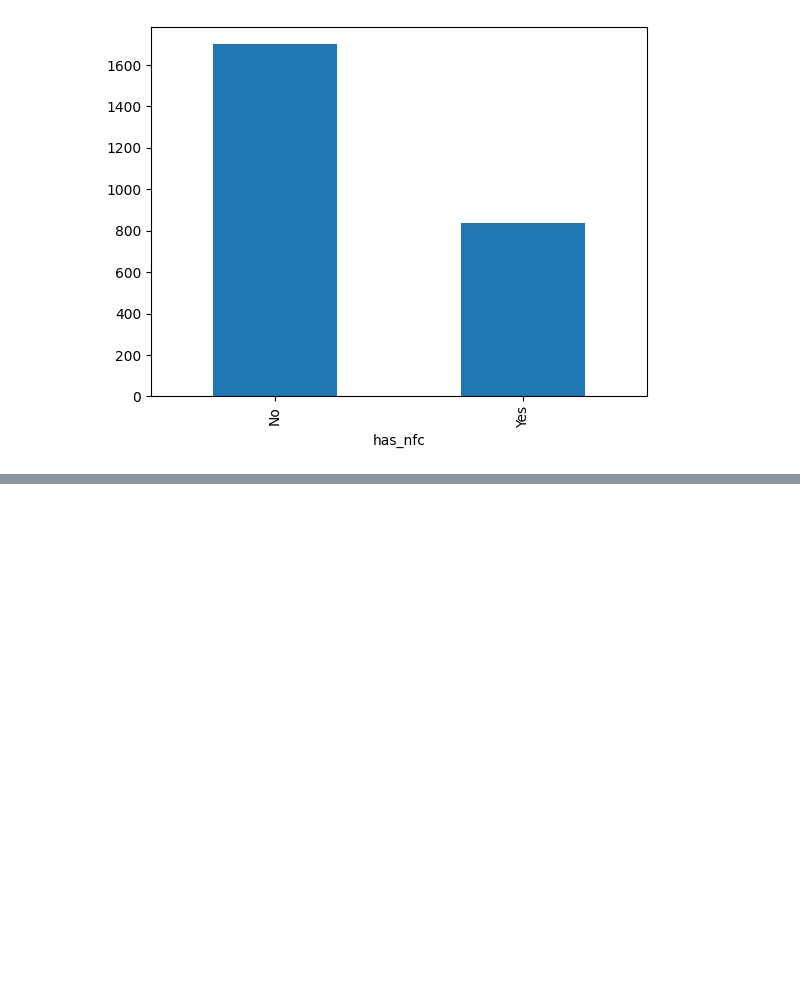
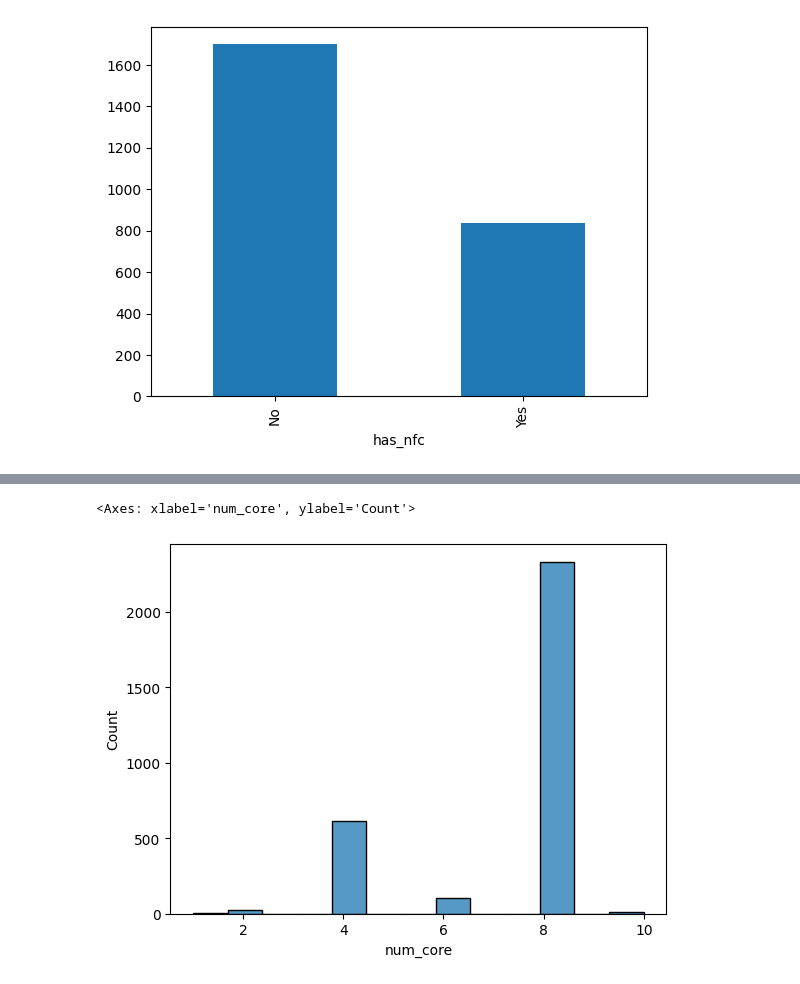
Before and after one commit to akxiit/Exploratory-Data-Analysis, a Jupyter notebook: smart-phone/Main.ipynb, the cells around one changed output, grey strips where cells are left out. Saved outputs shown, nothing was run; the diff lists cells and outputs as text; code cells hidden in the pictures; blank space fills up the shorter version.

```diff
--- a/smart-phone/Main.ipynb
+++ b/smart-phone/Main.ipynb
@@ -51,0 +57,5 @@ df['has_nfc'].value_counts().plot(kind='bar')
+# %%
+sns.histplot(df['num_core'])
+# %% [output]
+<Axes: xlabel='num_core', ylabel='Count'>
+[figure, added]
```
Also changed, not shown: parts of 2 cells of this notebook.
